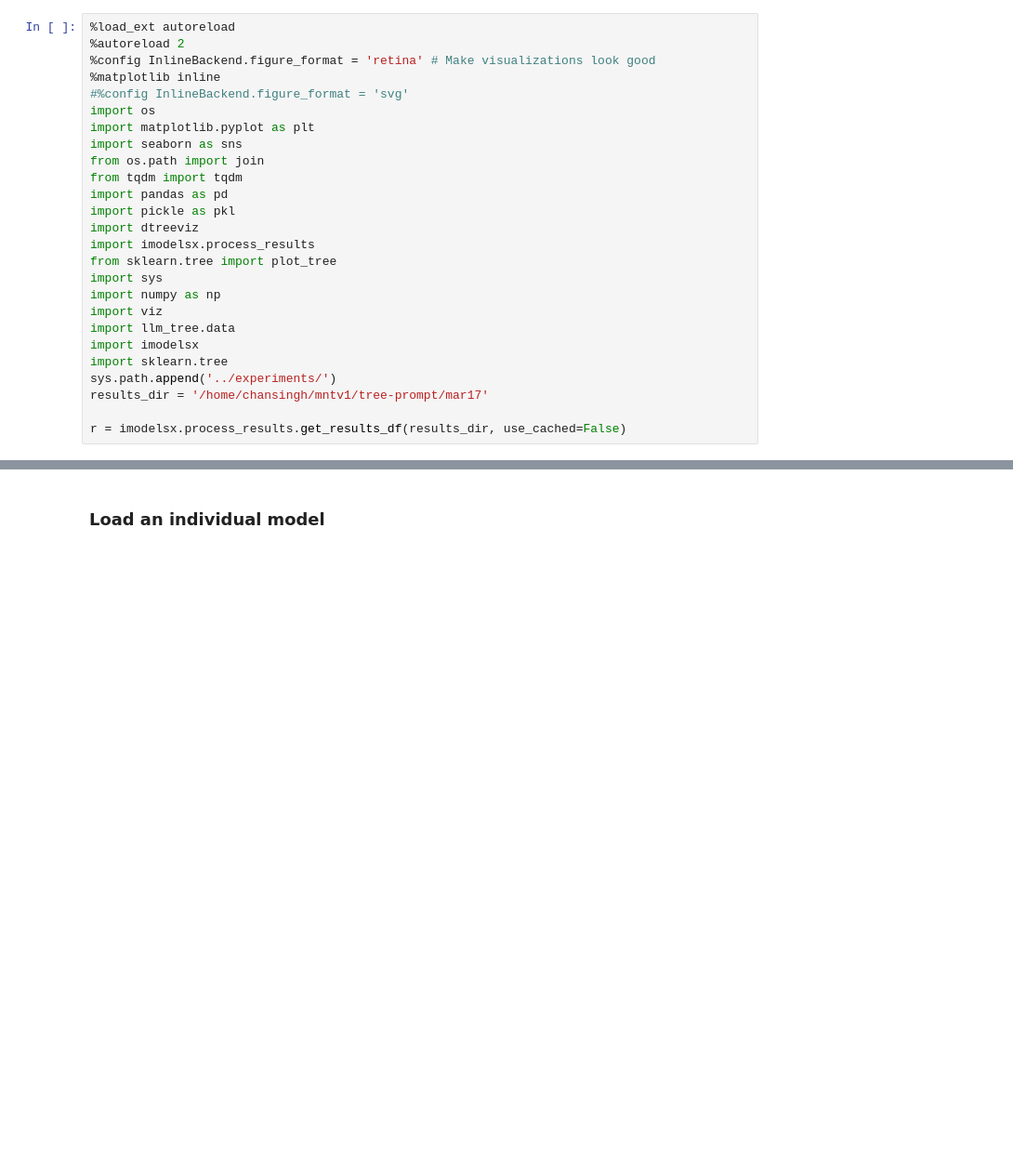
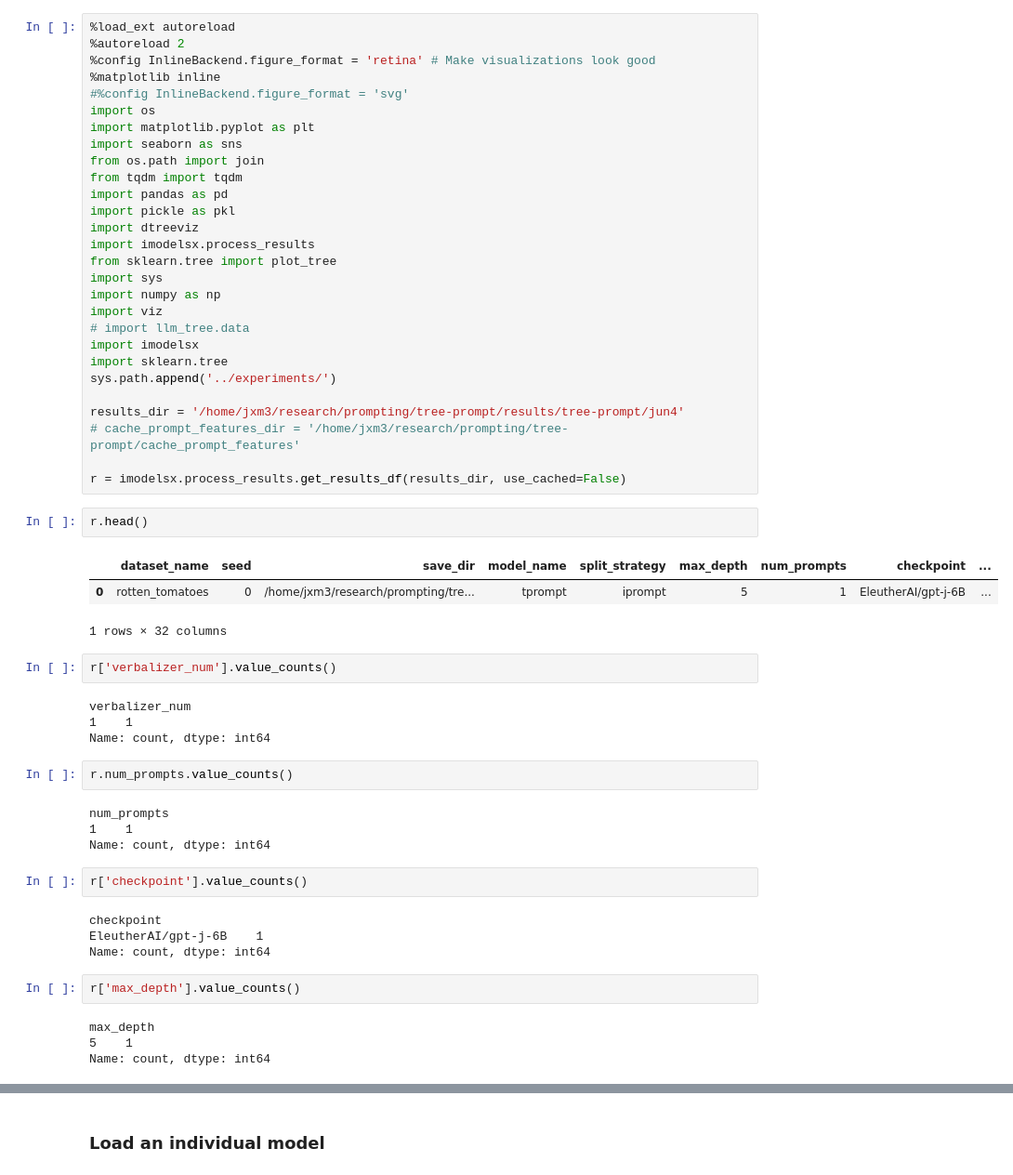
Before and after one commit to csinva/tree-prompt-experiments, a Jupyter notebook: notebooks/02_inspect_model.ipynb, the cells around one changed output, grey strips where cells are left out. Shown at 93% size. Saved outputs shown, nothing was run; the diff lists cells and outputs as text; blank space fills up the shorter version.

Commit message:
update script, iprompt api, add real-vs-fake dataset

```diff
--- a/notebooks/02_inspect_model.ipynb
+++ b/notebooks/02_inspect_model.ipynb
@@ -17,10 +17,42 @@ from sklearn.tree import plot_tree
 import sys
 import numpy as np
 import viz
-import llm_tree.data
+# import llm_tree.data
 import imodelsx
 import sklearn.tree
 sys.path.append('../experiments/')
-results_dir = '/home/chansingh/mntv1/tree-prompt/mar17'
+
+results_dir = '/home/jxm3/research/prompting/tree-prompt/results/tree-prompt/jun4'
+# cache_prompt_features_dir = '/home/jxm3/research/prompting/tree-prompt/cache_prompt_features'
 
 r = imodelsx.process_results.get_results_df(results_dir, use_cached=False)
+# %%
+r.head()
+# %% [output]
+|  | dataset_name | seed | save_dir | model_name | split_strategy | max_depth | num_prompts | checkpoint | ... |
+| 0 | rotten_tomatoes | 0 | /home/jxm3/research/prompting/tre... | tprompt | iprompt | 5 | 1 | EleutherAI/gpt-j-6B | ... |
+1 rows × 32 columns
+# %%
+r['verbalizer_num'].value_counts()
+# %% [output]
+verbalizer_num
+1    1
+Name: count, dtype: int64
+# %%
+r.num_prompts.value_counts()
+# %% [output]
+num_prompts
+1    1
+Name: count, dtype: int64
+# %%
+r['checkpoint'].value_counts()
+# %% [output]
+checkpoint
+EleutherAI/gpt-j-6B    1
+Name: count, dtype: int64
+# %%
+r['max_depth'].value_counts()
+# %% [output]
+max_depth
+5    1
+Name: count, dtype: int64
```
Also changed, not shown: parts of 6 cells of this notebook, 6 other files.
